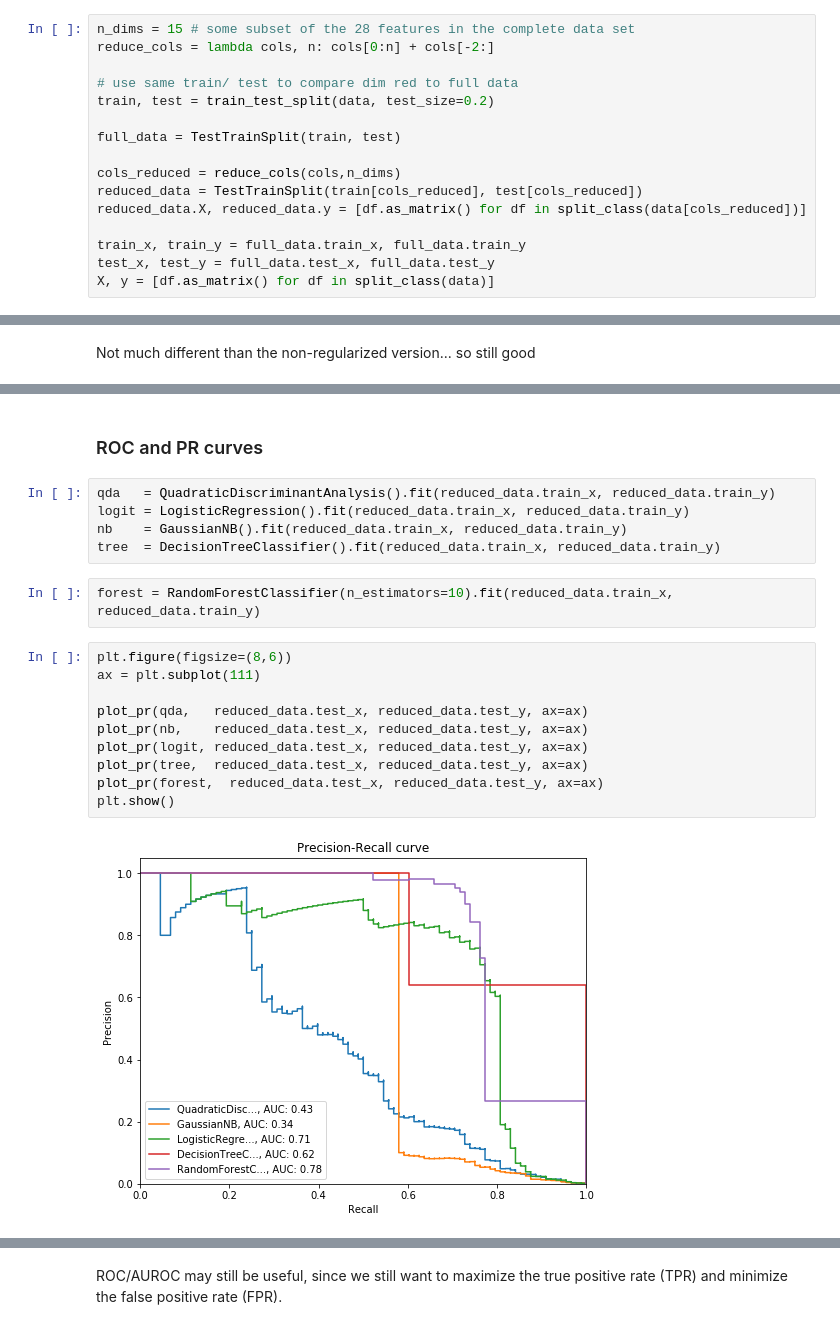
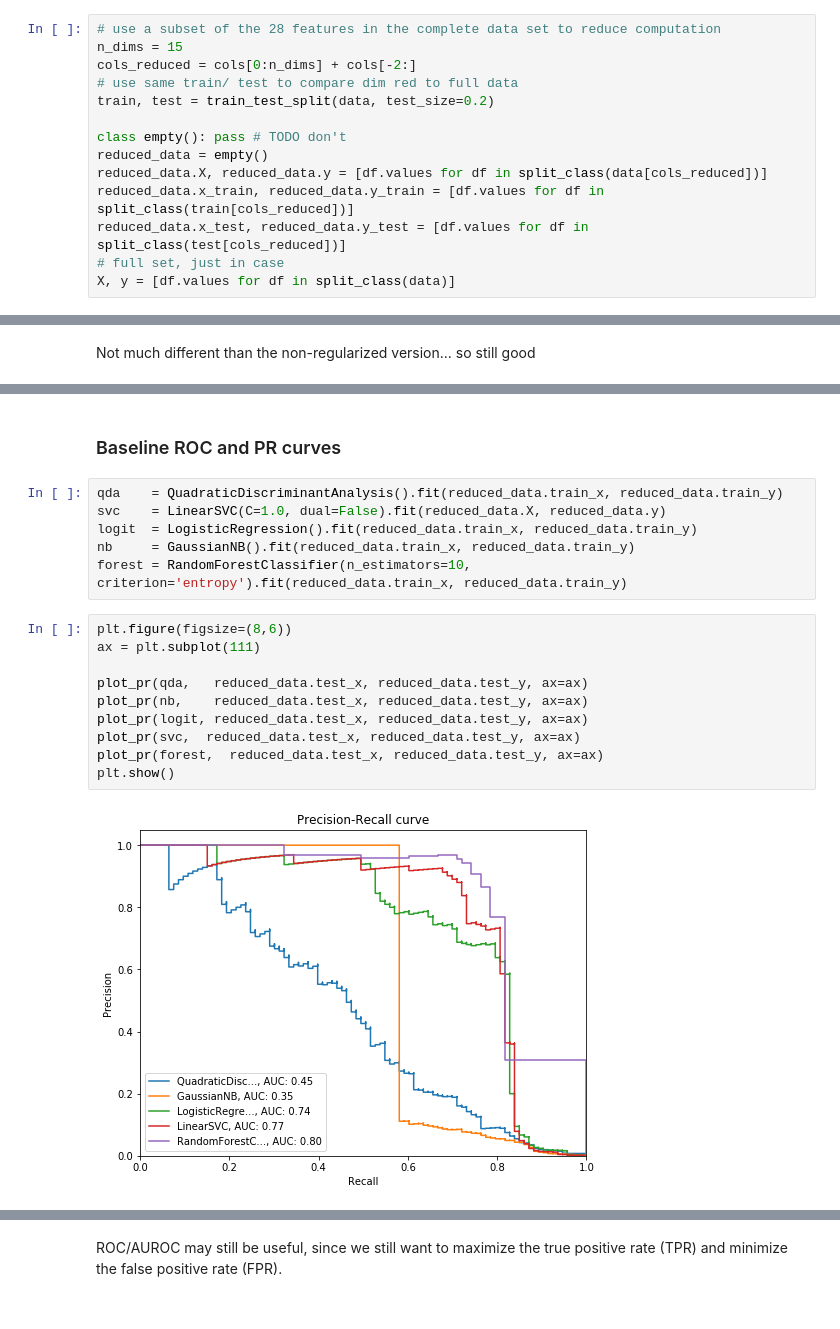
Before and after one commit to tcunnington/582_fraud, a Jupyter notebook: Testing Classifiers.ipynb, the cells around one changed output, grey strips where cells are left out. Drawn from its saved outputs; the diff is of its cells as text.

```diff
--- a/Testing Classifiers.ipynb
+++ b/Testing Classifiers.ipynb
@@ -83,19 +80,17 @@ class TestTrainSplit:
 # %%
-n_dims = 15 # some subset of the 28 features in the complete data set
-reduce_cols = lambda cols, n: cols[0:n] + cols[-2:]
-
+# use a subset of the 28 features in the complete data set to reduce computation
+n_dims = 15
+cols_reduced = cols[0:n_dims] + cols[-2:]
 # use same train/ test to compare dim red to full data
 train, test = train_test_split(data, test_size=0.2)
 
-full_data = TestTrainSplit(train, test)
-
-cols_reduced = reduce_cols(cols,n_dims)
-reduced_data = TestTrainSplit(train[cols_reduced], test[cols_reduced])
-reduced_data.X, reduced_data.y = [df.as_matrix() for df in split_class(data[cols_reduced])]
-
-train_x, train_y = full_data.train_x, full_data.train_y
-test_x, test_y = full_data.test_x, full_data.test_y
-X, y = [df.as_matrix() for df in split_class(data)]
+class empty(): pass # TODO don't
+reduced_data = empty()
+reduced_data.X, reduced_data.y = [df.values for df in split_class(data[cols_reduced])]
+reduced_data.x_train, reduced_data.y_train = [df.values for df in split_class(train[cols_reduced])]
+reduced_data.x_test, reduced_data.y_test = [df.values for df in split_class(test[cols_reduced])]
+# full set, just in case
+X, y = [df.values for df in split_class(data)]
 # %% [markdown]
 ### Implement classification methods
 
@@ -332,21 +366,20 @@ Clearly f1 is more sensitive to precision and geometric mean more sensitive to r
 # %% [markdown]
-### ROC and PR curves
+### Baseline ROC and PR curves
 # %%
-qda   = QuadraticDiscriminantAnalysis().fit(reduced_data.train_x, reduced_data.train_y)
-logit = LogisticRegression().fit(reduced_data.train_x, reduced_data.train_y)
-nb    = GaussianNB().fit(reduced_data.train_x, reduced_data.train_y)
-tree  = DecisionTreeClassifier().fit(reduced_data.train_x, reduced_data.train_y)
+qda    = QuadraticDiscriminantAnalysis().fit(reduced_data.train_x, reduced_data.train_y)
+svc    = LinearSVC(C=1.0, dual=False).fit(reduced_data.X, reduced_data.y)
+logit  = LogisticRegression().fit(reduced_data.train_x, reduced_data.train_y)
+nb     = GaussianNB().fit(reduced_data.train_x, reduced_data.train_y)
+forest = RandomForestClassifier(n_estimators=10, criterion='entropy').fit(reduced_data.train_x, reduced_data.train_y)
-# %%
-forest = RandomForestClassifier(n_estimators=10).fit(reduced_data.train_x, reduced_data.train_y)
 # %%
 plt.figure(figsize=(8,6))
 ax = plt.subplot(111)
 
 plot_pr(qda,   reduced_data.test_x, reduced_data.test_y, ax=ax)
 plot_pr(nb,    reduced_data.test_x, reduced_data.test_y, ax=ax)
 plot_pr(logit, reduced_data.test_x, reduced_data.test_y, ax=ax)
-plot_pr(tree,  reduced_data.test_x, reduced_data.test_y, ax=ax)
+plot_pr(svc,  reduced_data.test_x, reduced_data.test_y, ax=ax)
 plot_pr(forest,  reduced_data.test_x, reduced_data.test_y, ax=ax)
 plt.show()
 # %% [output]
-[figure, old version]
+[figure, new version]
```
Also changed, not shown: parts of 31 cells of this notebook, 4 other files.
